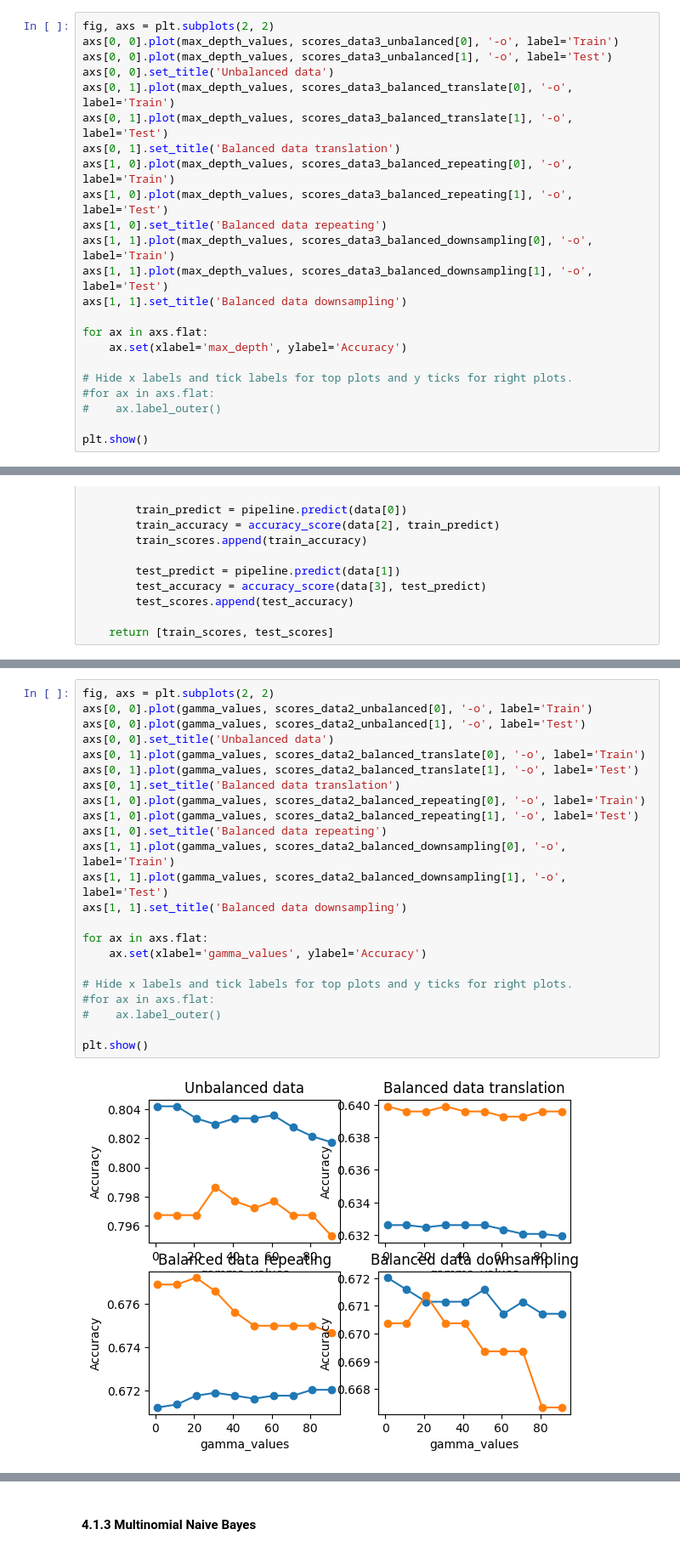
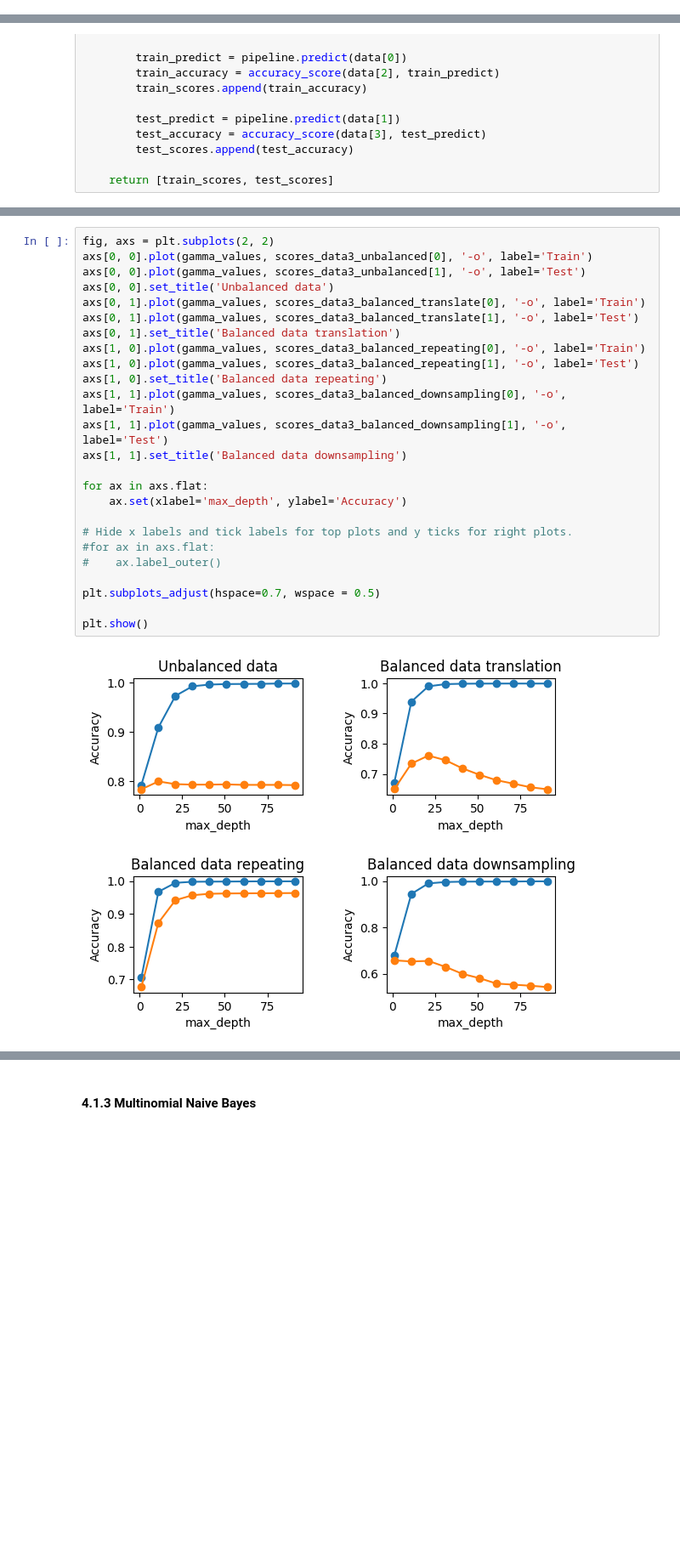
Before and after one commit to luciananobrega/hate_speech_detector, a Jupyter notebook: code/project.ipynb, the cells around one changed output, grey strips where cells are left out. Shown at 85% size. Saved outputs shown, nothing was run; the diff lists cells and outputs as text; blank space fills up the shorter version.

```diff
--- a/code/project.ipynb
+++ b/code/project.ipynb
@@ -400,23 +335,0 @@ plt.show()
-# %%
-fig, axs = plt.subplots(2, 2)
-axs[0, 0].plot(max_depth_values, scores_data3_unbalanced[0], '-o', label='Train')
-axs[0, 0].plot(max_depth_values, scores_data3_unbalanced[1], '-o', label='Test')
-axs[0, 0].set_title('Unbalanced data')
-axs[0, 1].plot(max_depth_values, scores_data3_balanced_translate[0], '-o', label='Train')
-axs[0, 1].plot(max_depth_values, scores_data3_balanced_translate[1], '-o', label='Test')
-axs[0, 1].set_title('Balanced data translation')
-axs[1, 0].plot(max_depth_values, scores_data3_balanced_repeating[0], '-o', label='Train')
-axs[1, 0].plot(max_depth_values, scores_data3_balanced_repeating[1], '-o', label='Test')
-axs[1, 0].set_title('Balanced data repeating')
-axs[1, 1].plot(max_depth_values, scores_data3_balanced_downsampling[0], '-o', label='Train')
-axs[1, 1].plot(max_depth_values, scores_data3_balanced_downsampling[1], '-o', label='Test')
-axs[1, 1].set_title('Balanced data downsampling')
-
-for ax in axs.flat:
-    ax.set(xlabel='max_depth', ylabel='Accuracy')
-
-# Hide x labels and tick labels for top plots and y ticks for right plots.
-#for ax in axs.flat:
-#    ax.label_outer()
-
-plt.show()
@@ -462,26 +369,28 @@ scores_data2_balanced_downsampling = svc(data2_balanced_downsampling)
 scores_data3_balanced_downsampling = svc(data3_balanced_downsampling)
 # %%
 fig, axs = plt.subplots(2, 2)
-axs[0, 0].plot(gamma_values, scores_data2_unbalanced[0], '-o', label='Train')
-axs[0, 0].plot(gamma_values, scores_data2_unbalanced[1], '-o', label='Test')
+axs[0, 0].plot(gamma_values, scores_data3_unbalanced[0], '-o', label='Train')
+axs[0, 0].plot(gamma_values, scores_data3_unbalanced[1], '-o', label='Test')
 axs[0, 0].set_title('Unbalanced data')
-axs[0, 1].plot(gamma_values, scores_data2_balanced_translate[0], '-o', label='Train')
-axs[0, 1].plot(gamma_values, scores_data2_balanced_translate[1], '-o', label='Test')
+axs[0, 1].plot(gamma_values, scores_data3_balanced_translate[0], '-o', label='Train')
+axs[0, 1].plot(gamma_values, scores_data3_balanced_translate[1], '-o', label='Test')
 axs[0, 1].set_title('Balanced data translation')
-axs[1, 0].plot(gamma_values, scores_data2_balanced_repeating[0], '-o', label='Train')
-axs[1, 0].plot(gamma_values, scores_data2_balanced_repeating[1], '-o', label='Test')
+axs[1, 0].plot(gamma_values, scores_data3_balanced_repeating[0], '-o', label='Train')
+axs[1, 0].plot(gamma_values, scores_data3_balanced_repeating[1], '-o', label='Test')
 axs[1, 0].set_title('Balanced data repeating')
-axs[1, 1].plot(gamma_values, scores_data2_balanced_downsampling[0], '-o', label='Train')
-axs[1, 1].plot(gamma_values, scores_data2_balanced_downsampling[1], '-o', label='Test')
+axs[1, 1].plot(gamma_values, scores_data3_balanced_downsampling[0], '-o', label='Train')
+axs[1, 1].plot(gamma_values, scores_data3_balanced_downsampling[1], '-o', label='Test')
 axs[1, 1].set_title('Balanced data downsampling')
 
 for ax in axs.flat:
-    ax.set(xlabel='gamma_values', ylabel='Accuracy')
+    ax.set(xlabel='max_depth', ylabel='Accuracy')
 
 # Hide x labels and tick labels for top plots and y ticks for right plots.
 #for ax in axs.flat:
 #    ax.label_outer()
 
+plt.subplots_adjust(hspace=0.7, wspace = 0.5)
+
 plt.show()
 # %% [output]
-[figure, old version]
+[figure, new version]
```
Also changed, not shown: parts of 41 cells of this notebook, 3 other files.
